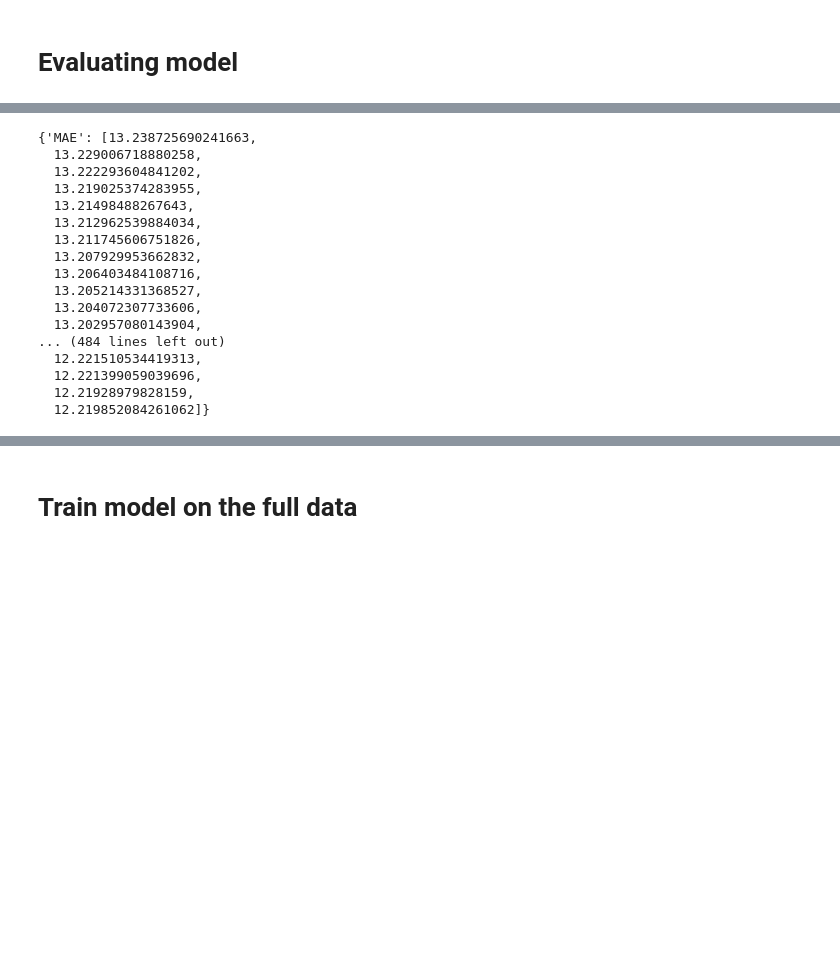
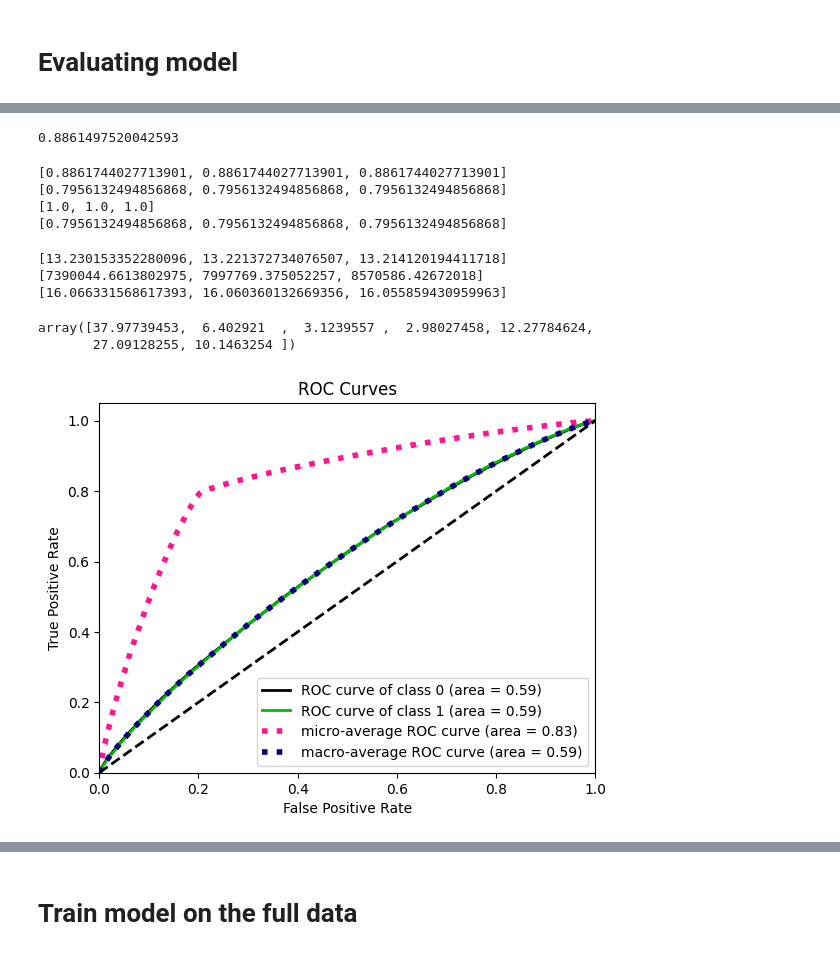
Before and after one commit to a125x/Burger-King-Churn-Hack, a Jupyter notebook: burger-king-churn-hackaton.ipynb, the cells around one changed output, grey strips where cells are left out. Drawn from its saved outputs; the diff is of its cells as text; code cells hidden in the pictures; blank space fills up the shorter version.

```diff
--- a/burger-king-churn-hackaton.ipynb
+++ b/burger-king-churn-hackaton.ipynb
@@ -236,3 +252,6 @@ randomized_search_results
 '''
 # %% [output]
 "\nparameters = {'depth'         : [8, 10],\n              'learning_rate' : [0.3, 0.4],\n              'iterations'    : [10, 20],\n              'l2_leaf_reg'   : [10, 15, 20]}\n              \nrand ...
+# %%
+xgbc = XGBClassifier()
+xgbc.fit(x_train, y_train_clf)
@@ -276,20 +272,32 @@ cbc.eval_metrics(eval_pool_clf, metrics=['F1', 'Precision', 'Recall', 'Accuracy'
-# %%
-cbr.eval_metrics(eval_pool_reg, metrics=['MAE', 'Poisson', 'Quantile', 'RMSE', 'MedianAbsoluteError'])
-# %% [output]
-{'MAE': [13.238725690241663,
-  13.229006718880258,
-  13.222293604841202,
-  13.219025374283955,
-  13.21498488267643,
-  13.212962539884034,
-  13.211745606751826,
-  13.207929953662832,
-  13.206403484108716,
-  13.205214331368527,
-  13.204072307733606,
-  13.202957080143904,
-... (484 lines left out)
-  12.221510534419313,
-  12.221399059039696,
-  12.21928979828159,
-  12.219852084261062]}
+# %%
+f1_score(xgbc.predict(x_test), y_test_clf)
+# %% [output]
+0.8861497520042593
+# %%
+print(cbc.eval_metrics(eval_pool_clf, metrics=['F1', 'Precision', 'Recall', 'Accuracy'])['F1'][:3])
+print(cbc.eval_metrics(eval_pool_clf, metrics=['F1', 'Precision', 'Recall', 'Accuracy'])['Precision'][:3])
+print(cbc.eval_metrics(eval_pool_clf, metrics=['F1', 'Precision', 'Recall', 'Accuracy'])['Recall'][:3])
+print(cbc.eval_metrics(eval_pool_clf, metrics=['F1', 'Precision', 'Recall', 'Accuracy'])['Accuracy'][:3])
+# %% [output]
+[0.8861744027713901, 0.8861744027713901, 0.8861744027713901]
+[0.7956132494856868, 0.7956132494856868, 0.7956132494856868]
+[1.0, 1.0, 1.0]
+[0.7956132494856868, 0.7956132494856868, 0.7956132494856868]
+# %%
+print(cbr.eval_metrics(eval_pool_reg, metrics=['MAE', 'Poisson', 'RMSE'])['MAE'][:3])
+print(cbr.eval_metrics(eval_pool_reg, metrics=['MAE', 'Poisson', 'RMSE'])['Poisson'][:3])
+print(cbr.eval_metrics(eval_pool_reg, metrics=['MAE', 'Poisson', 'RMSE'])['RMSE'][:3])
+# %% [output]
+[13.230153352280096, 13.221372734076507, 13.214120194411718]
+[7390044.6613802975, 7997769.375052257, 8570586.42672018]
+[16.066331568617393, 16.060360132669356, 16.055859430959963]
+# %%
+cbc.get_feature_importance()
+# %% [output]
+array([37.97739453,  6.402921  ,  3.1239557 ,  2.98027458, 12.27784624,
+       27.09128255, 10.1463254 ])
+# %%
+skplt.metrics.plot_roc_curve(y_test_clf, xgbc.predict_proba(x_test))
+plt.show()
+# %% [output]
+[figure, added]
```
Also changed, not shown: parts of 23 cells of this notebook.
